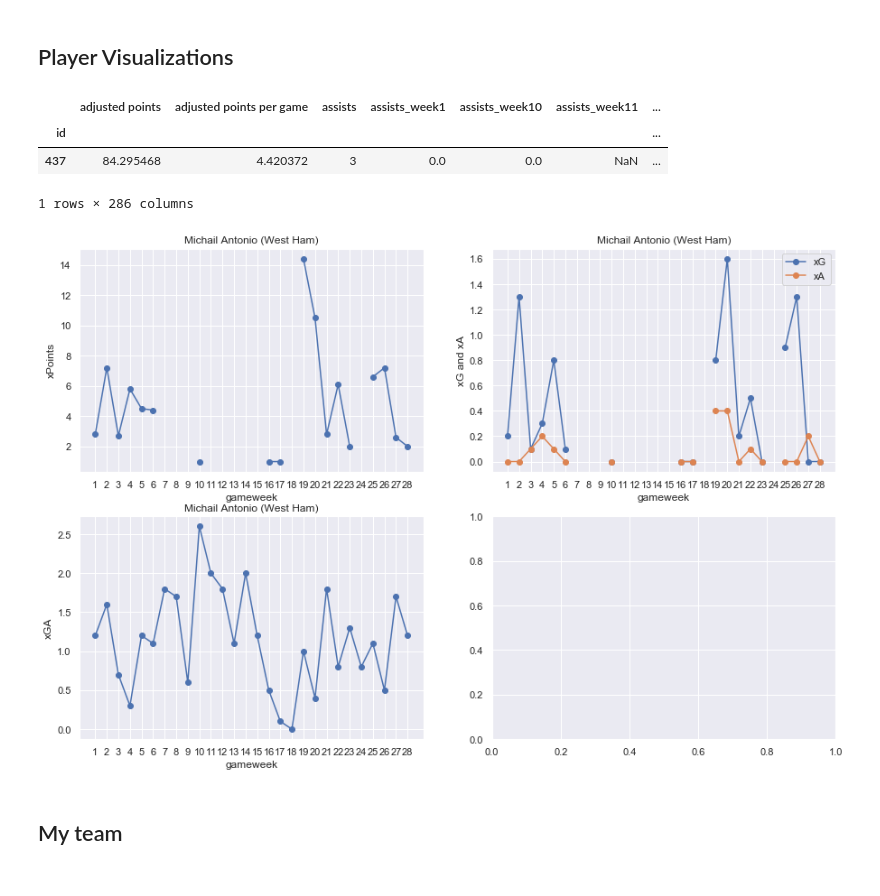
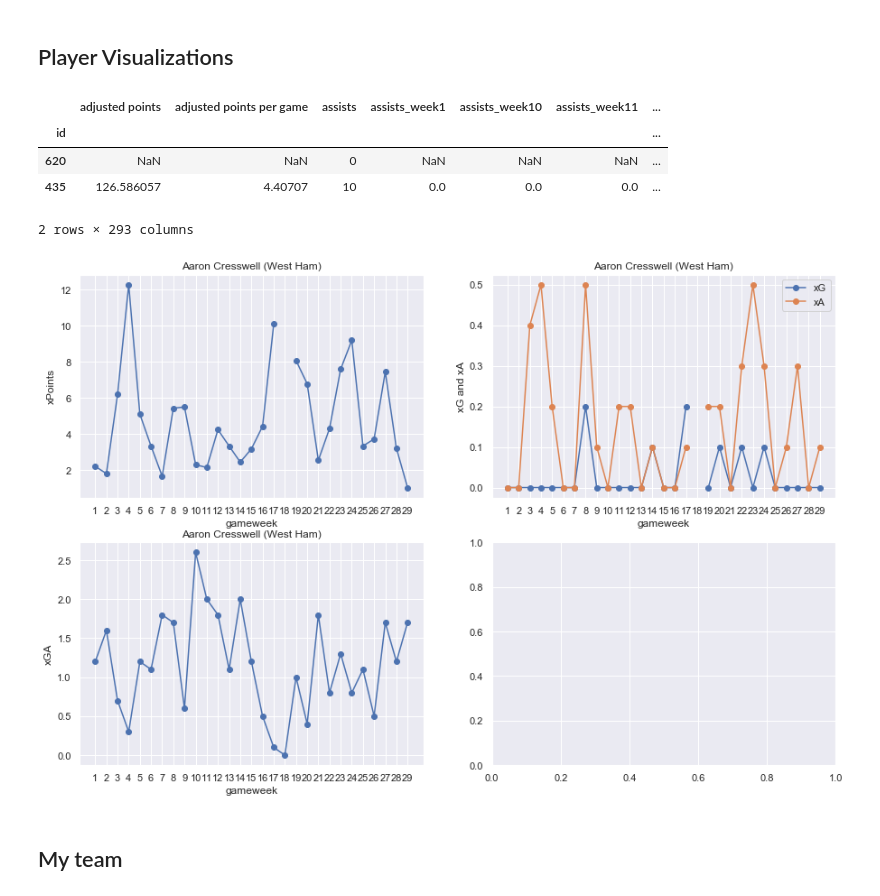
Before and after one commit to jaksticks/Fantasy-Premier-League, a Jupyter notebook: notebooks/4. playerEvaluation.ipynb, the cells around one changed output. Saved outputs shown, nothing was run; the diff lists cells and outputs as text; code cells hidden in the pictures.

```diff
--- a/notebooks/4. playerEvaluation.ipynb
+++ b/notebooks/4. playerEvaluation.ipynb
@@ -4,7 +4,7 @@
 Here we compare players based on their adjusted points. Also, we calculate some useful metrics using the adjusted points to further evaluate player performance in FPL.
 # %%
 # recent gameweek
-gameweek = 28
+gameweek = 29
 # %%
 # import basic libraries
 import pandas as pd
@@ -302,45 +302,46 @@ for i in range(1,gameweek+1):
 #display(column_xPoints)
 # %%
 # find player index
-name_string = 'Antonio'
+name_string = 'Cress'
 playersFound = df[df['web_name'].str.contains(name_string)]
 display(playersFound)
 # plot xPoints over time
-ix = playersFound.index[0]
-#ix = 235
+#ix = playersFound.index[0]
+ix = 435
 
 fig,ax = plt.subplots(2,2,figsize=(15,10))
 
 ax[0,0].plot(game_weeks, df.loc[ix,column_xPoints], marker='o')
 title_string = df.loc[ix,'first_name'] + ' ' + df.loc[ix,'second_name'] + ' (' + df.loc[ix,'team_name'] + ')'
 ax[0,0].set_title(title_string)
 ax[0,0].set_xlabel('gameweek')
 ax[0,0].set_ylabel('xPoints')
 ax[0,0].set_xticks(game_weeks)
 
 ax[0,1].plot(game_weeks, df.loc[ix,column_xG], marker='o')
 ax[0,1].plot(game_weeks, df.loc[ix,column_xA], marker='o')
 ax[0,1].legend(('xG','xA'))
 title_string = df.loc[ix,'first_name'] + ' ' + df.loc[ix,'second_name'] + ' (' + df.loc[ix,'team_name'] + ')'
 ax[0,1].set_title(title_string)
 ax[0,1].set_xlabel('gameweek')
 ax[0,1].set_ylabel('xG and xA')
 ax[0,1].set_xticks(game_weeks)
 
 ax[1,0].plot(game_weeks, df.loc[ix,column_xGA], marker='o')
 title_string = df.loc[ix,'first_name'] + ' ' + df.loc[ix,'second_name'] + ' (' + df.loc[ix,'team_name'] + ')'
 ax[1,0].set_title(title_string)
 ax[1,0].set_xlabel('gameweek')
 ax[1,0].set_ylabel('xGA')
 ax[1,0].set_xticks(game_weeks)
 
 plt.show()
 # %% [output]
 |  | adjusted points | adjusted points per game | assists | assists_week1 | assists_week10 | assists_week11 | ... |
 | id |  |  |  |  |  |  | ... |
-| 437 | 84.295468 | 4.420372 | 3 | 0.0 | 0.0 | NaN | ... |
+| 620 | NaN | NaN | 0 | NaN | NaN | NaN | ... |
+| 435 | 126.586057 | 4.40707 | 10 | 0.0 | 0.0 | 0.0 | ... |
-1 rows × 286 columns
+2 rows × 293 columns
-[figure, old version]
+[figure, new version]
 # %% [markdown]
 ## My team
 # %%
```
Also changed, not shown: parts of 8 cells of this notebook, 7 other files.
